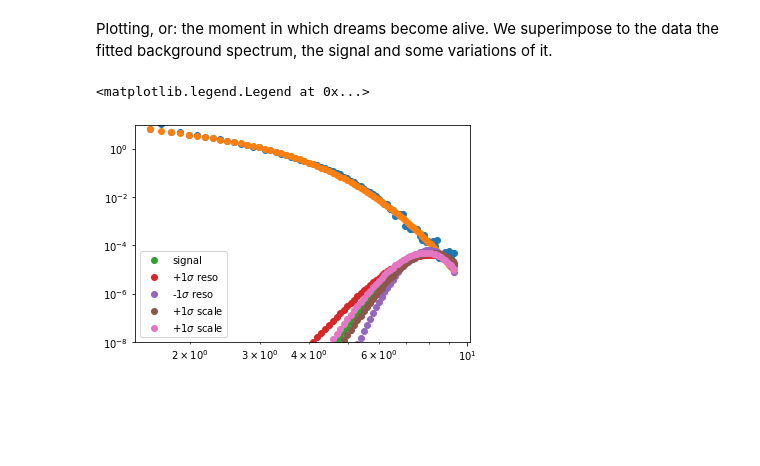
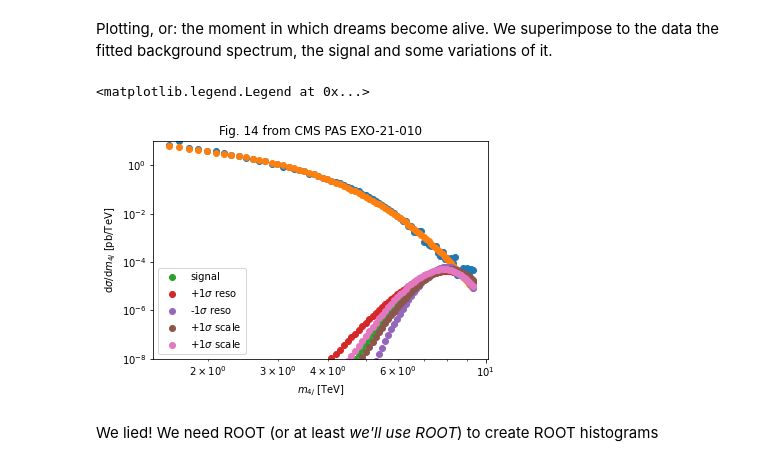
Before and after one commit to pinamont/statistics-tutorial, a Jupyter notebook: create_data/create_inputs.ipynb, the cells around one changed output. Drawn from its saved outputs; the diff is of its cells as text; code cells hidden in the pictures; blank space fills up the shorter version.

```diff
--- a/create_data/create_inputs.ipynb
+++ b/create_data/create_inputs.ipynb
@@ -176,15 +176,20 @@ Plotting, or: the moment in which dreams become alive. We superimpose to the dat
 # %%
 plt.scatter(data[:,0], data[:,1])
 plt.scatter(data[:,0], bmodel.eval(params, x=data[:,0])) # this is how you evaluate the bkg function using its best-fit parameters
 plt.scatter(data[:,0], signal(x=data[:,0], A=0.0001, mass=8, reso=0.1*8), label='signal')
 plt.scatter(data[:,0], signal(x=data[:,0], A=0.0001, mass=8, reso=0.12*8), label='+1$\sigma$ reso')
 plt.scatter(data[:,0], signal(x=data[:,0], A=0.0001, mass=8, reso=0.08*8), label='-1$\sigma$ reso')
 plt.scatter(data[:,0], signal(x=data[:,0], A=0.0001, mass=8*1.02, reso=0.1*8), label='+1$\sigma$ scale')
 plt.scatter(data[:,0], signal(x=data[:,0], A=0.0001, mass=8*0.98, reso=0.1*8), label='+1$\sigma$ scale')
 plt.yscale('log')
 plt.xscale('log')
+plt.xlabel('$m_{4j}$ [TeV]')
+plt.ylabel('d$\sigma$/d$m_{4j}$ [pb/TeV]')
+plt.title('Fig. 14 from CMS PAS EXO-21-010')
 plt.ylim(1e-8,1e1)
 plt.legend()
 # %% [output]
 <matplotlib.legend.Legend at 0x...>
-[figure, old version]
+[figure, new version]
+# %% [markdown]
+We lied! We need ROOT (or at least _we'll use ROOT_) to create ROOT histograms
```
Also changed, not shown: parts of 12 cells of this notebook.
